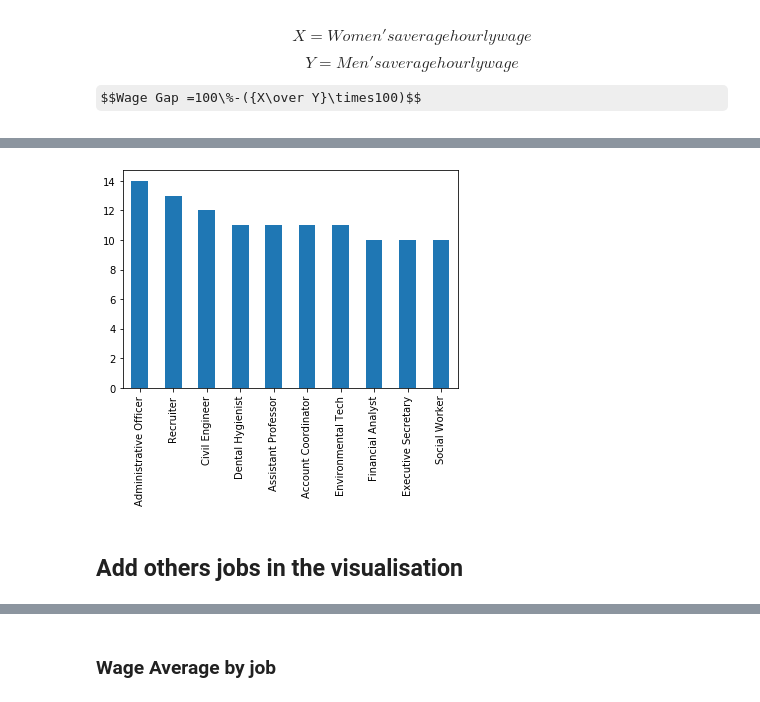
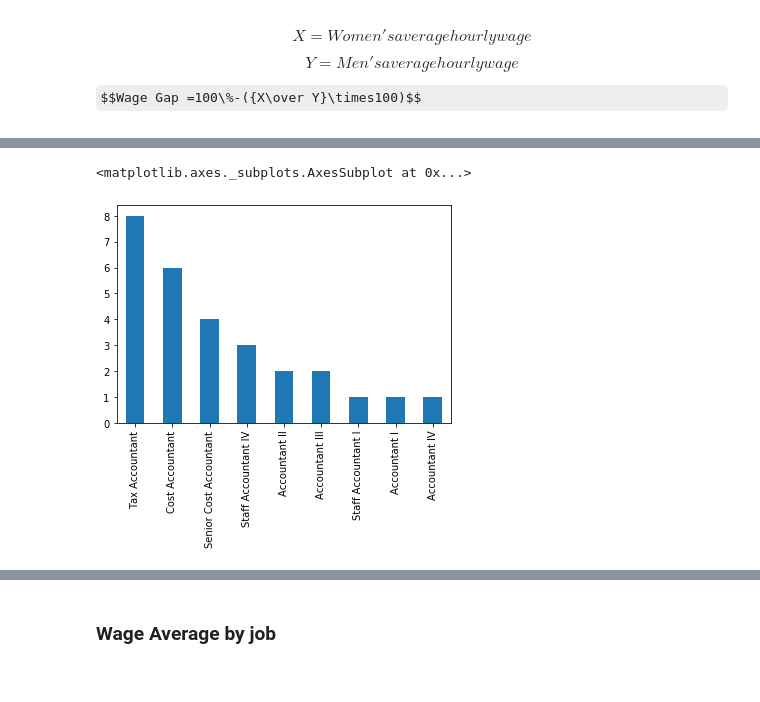
Before and after one commit to MohamedElGuendouz/mohamedelguendouz.github.io, a Jupyter notebook: projects/Create KPI's/Create_KPI's.ipynb, the cells around one changed output, grey strips where cells are left out. Cells and saved outputs as stored; diff of their text form; code cells hidden in the pictures; some formulas as TeX source.

```diff
--- a/projects/Create KPI's/Create_KPI's.ipynb
+++ b/projects/Create KPI's/Create_KPI's.ipynb
@@ -88,0 +90,4 @@ KPI_Wage_Gap= -0.021697842223370678
+# %%
+filterAccountantDepartment = df['job'].str.contains("Accountant")
+df = df[filterAccountantDepartment]
+df.head(5)
@@ -89,6 +101,5 @@ KPI_Wage_Gap= -0.021697842223370678
 # %%
-df['job'].value_counts().head(10).plot(kind='bar');
+df['job'].value_counts().plot(kind='bar')
 # %% [output]
+<matplotlib.axes._subplots.AxesSubplot at 0x...>
-[figure, old version]
+[figure, new version]
-# %% [markdown]
-## Add others jobs in the visualisation
```
Also changed, not shown: parts of 17 cells of this notebook, 7 other files.
